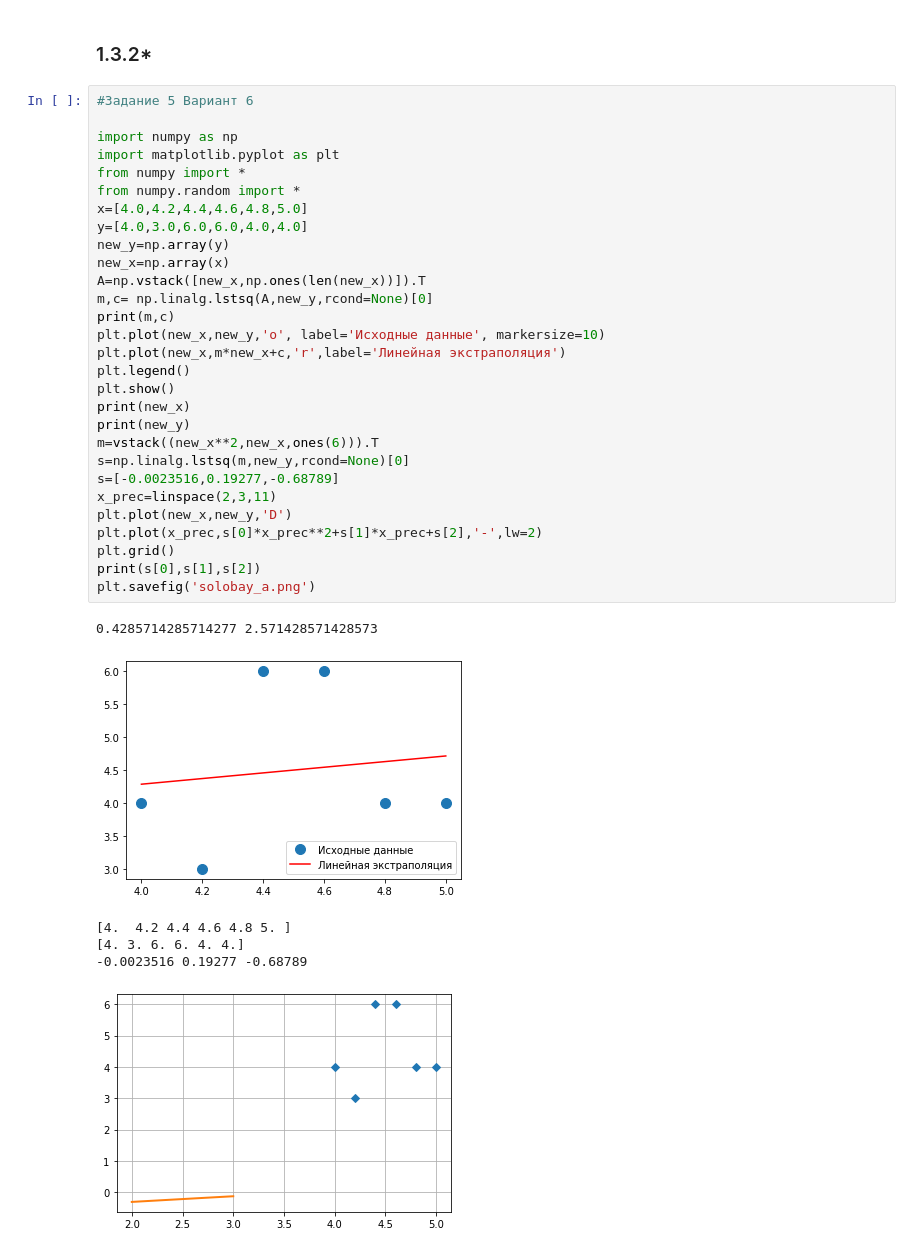
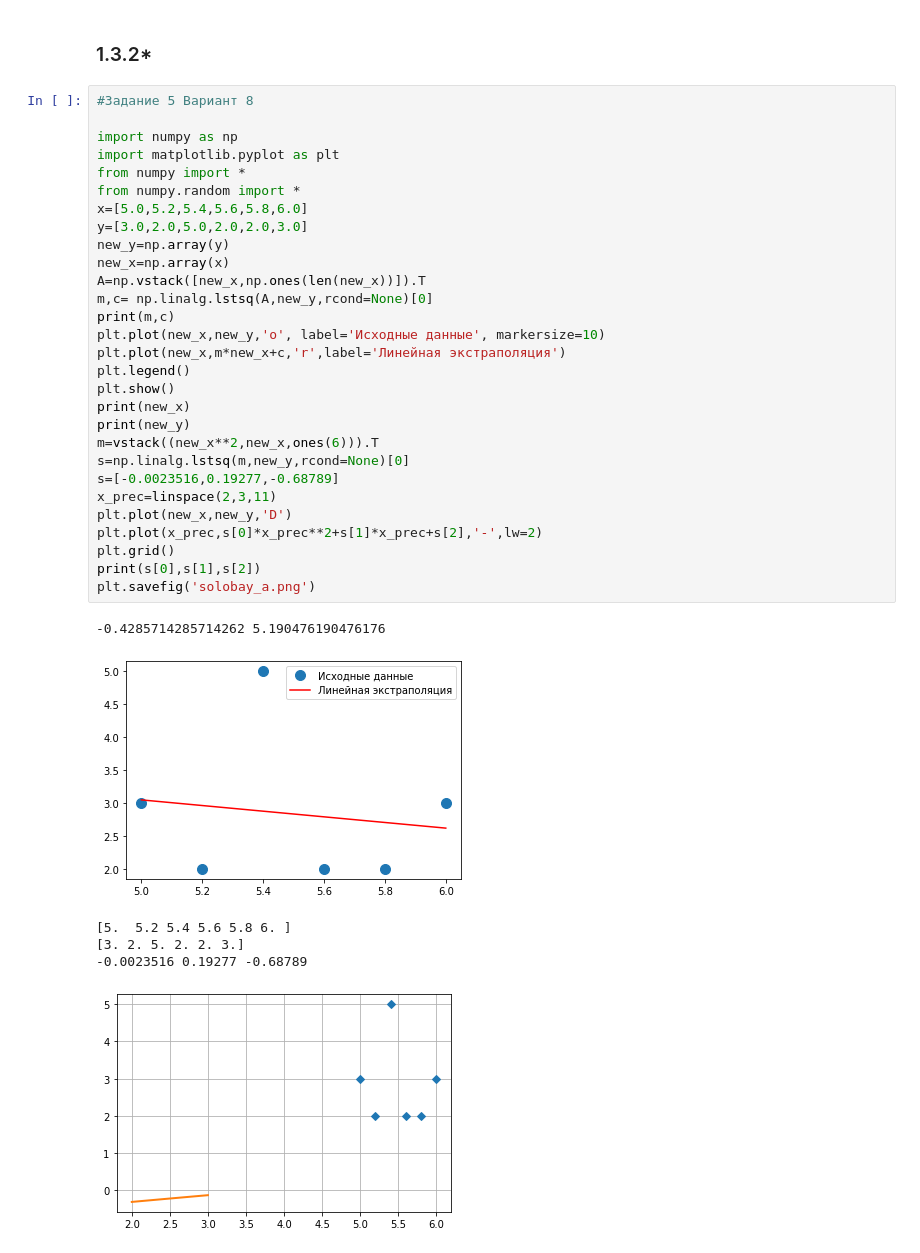
Before and after one commit to 8268826/AISemester3, a Jupyter notebook: AISemester3.ipynb, the cells around one changed output. Saved outputs shown, nothing was run; the diff lists cells and outputs as text.

```diff
--- a/AISemester3.ipynb
+++ b/AISemester3.ipynb
@@ -882,38 +882,38 @@ Mean Squared Error: 0.0011686876020141636
 # %% [markdown]
 ### 1.3.2*
 # %%
-#Задание 5 Вариант 6
+#Задание 5 Вариант 8
 
 import numpy as np
 import matplotlib.pyplot as plt
 from numpy import *
 from numpy.random import *
-x=[4.0,4.2,4.4,4.6,4.8,5.0]
-y=[4.0,3.0,6.0,6.0,4.0,4.0]
+x=[5.0,5.2,5.4,5.6,5.8,6.0]
+y=[3.0,2.0,5.0,2.0,2.0,3.0]
 new_y=np.array(y)
 new_x=np.array(x)
 A=np.vstack([new_x,np.ones(len(new_x))]).T
 m,c= np.linalg.lstsq(A,new_y,rcond=None)[0]
 print(m,c)
 plt.plot(new_x,new_y,'o', label='Исходные данные', markersize=10)
 plt.plot(new_x,m*new_x+c,'r',label='Линейная экстраполяция')
 plt.legend()
 plt.show()
 print(new_x)
 print(new_y)
 m=vstack((new_x**2,new_x,ones(6))).T
 s=np.linalg.lstsq(m,new_y,rcond=None)[0]
 s=[-0.0023516,0.19277,-0.68789]
 x_prec=linspace(2,3,11)
 plt.plot(new_x,new_y,'D')
 plt.plot(x_prec,s[0]*x_prec**2+s[1]*x_prec+s[2],'-',lw=2)
 plt.grid()
 print(s[0],s[1],s[2])
 plt.savefig('solobay_a.png')
 # %% [output]
-0.4285714285714277 2.571428571428573
+-0.4285714285714262 5.190476190476176
-[figure, old version]
+[figure, new version]
-[4.  4.2 4.4 4.6 4.8 5. ]
-[4. 3. 6. 6. 4. 4.]
+[5.  5.2 5.4 5.6 5.8 6. ]
+[3. 2. 5. 2. 2. 3.]
 -0.0023516 0.19277 -0.68789
-[figure, old version]
+[figure, new version]
```
